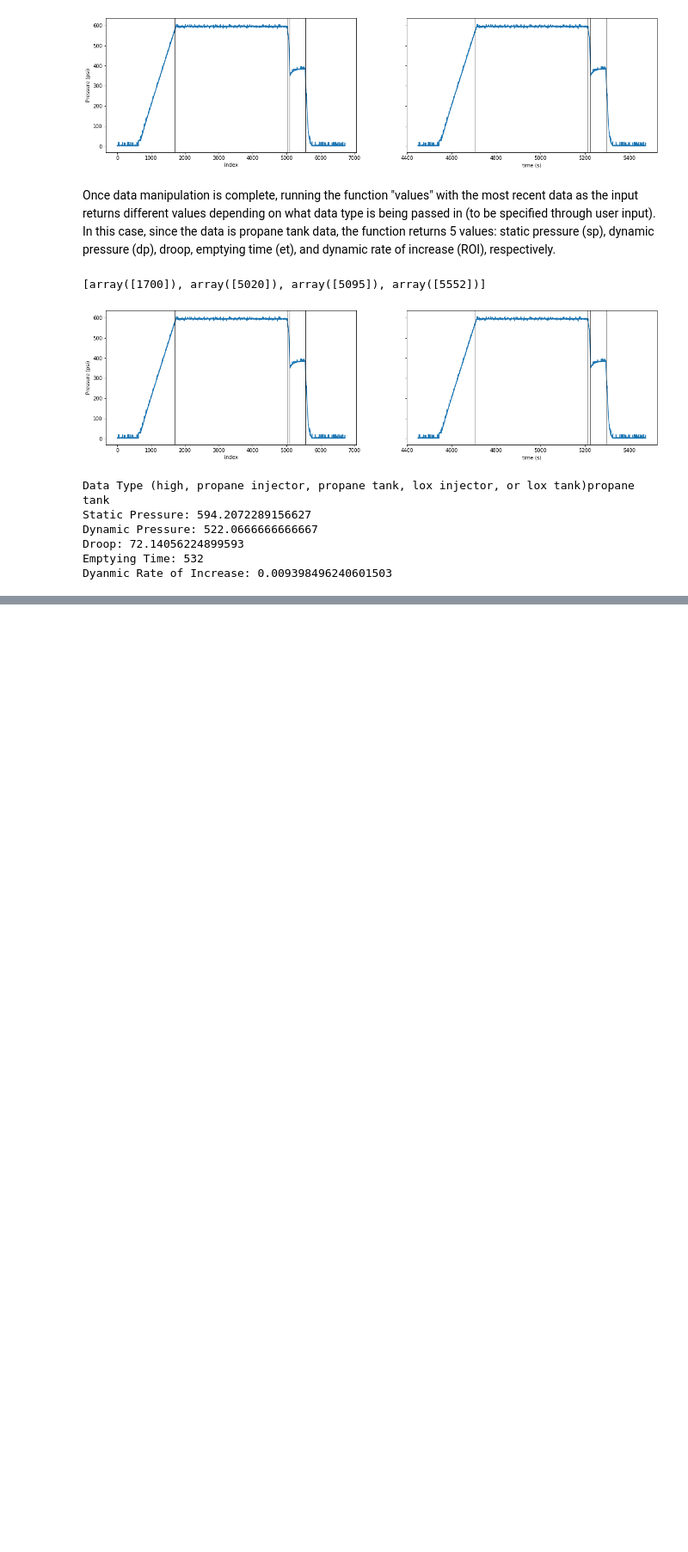
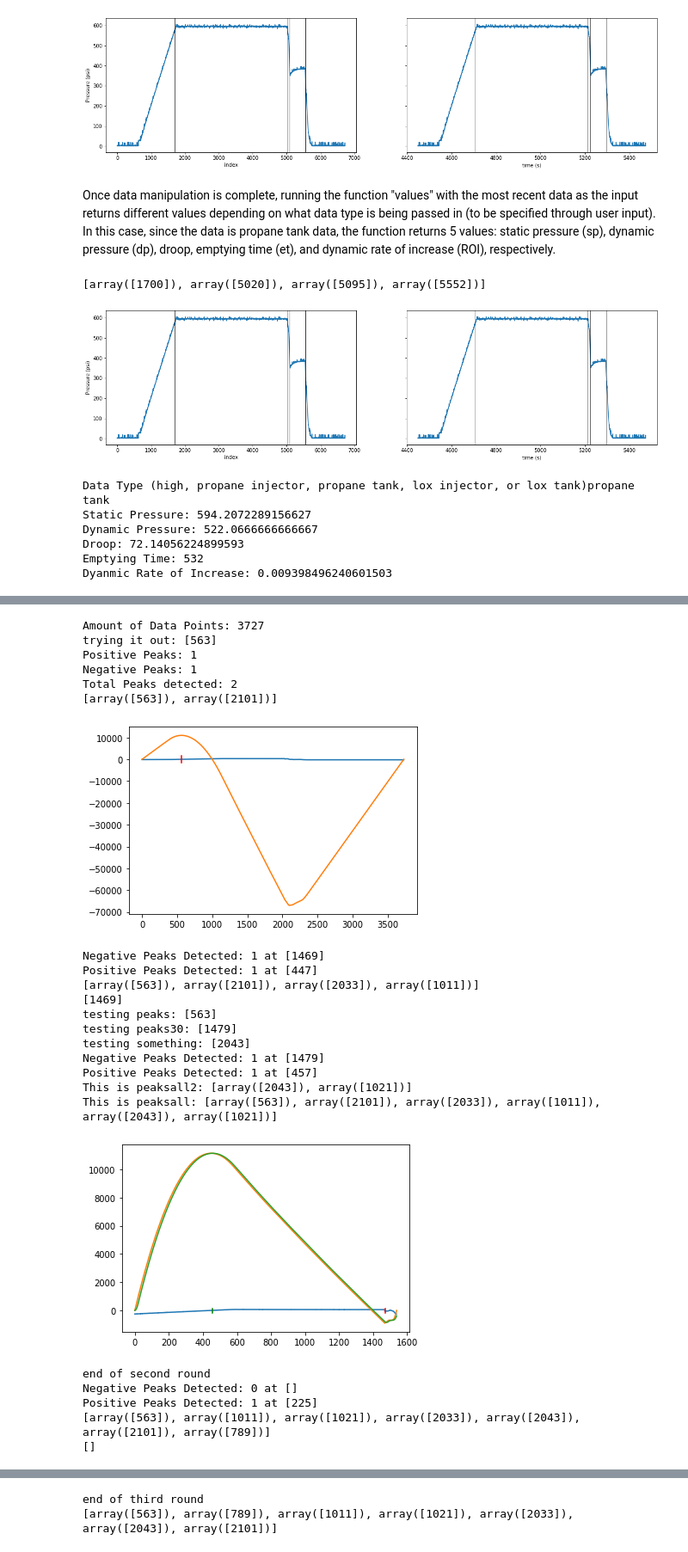
Before and after one commit to Space-Enterprise-at-Berkeley/Wireless-Transmission, a Jupyter notebook: DataMonitoring/pressure_analysis_sep_functions.ipynb, the cells around one changed output, grey strips where cells are left out. Shown at 86% size. Saved outputs shown, nothing was run; the diff lists cells and outputs as text; code cells hidden in the pictures; blank space fills up the shorter version.

```diff
--- a/DataMonitoring/pressure_analysis_sep_functions.ipynb
+++ b/DataMonitoring/pressure_analysis_sep_functions.ipynb
@@ -73,7 +101,7 @@ test6_time, test6_high, test6_lox_tank, test6_propane_tank, test6_lox_injector,
 # %%
 ##current version of detect function
 ##added third "zoom-in" without dary data
-def detectPeaks(data):
+def detect_peaks(data):
     time = data[0]
     pdata = data[1]
     xaxis = np.arange(0,len(pdata),1)
@@ -611,0 +647,31 @@ Dyanmic Rate of Increase: 0.009398496240601503
+# %%
+index_start = 35000
+index_end = 39000
+processed_tank_data_2 = np.array([time[index_start:index_end], lox_tank[index_start:index_end]])
+# %%
+processed_tank_data_2 = detect_peaks(processed_tank_data_2)
+# %% [output]
+Amount of Data Points: 3727
+trying it out: [563]
+Positive Peaks: 1
+Negative Peaks: 1
+Total Peaks detected: 2
+[array([563]), array([2101])]
+[figure, added]
+Negative Peaks Detected: 1 at [1469]
+Positive Peaks Detected: 1 at [447]
+[array([563]), array([2101]), array([2033]), array([1011])]
+[1469]
+testing peaks: [563]
+testing peaks30: [1479]
+testing something: [2043]
+Negative Peaks Detected: 1 at [1479]
+Positive Peaks Detected: 1 at [457]
+This is peaksall2: [array([2043]), array([1021])]
+This is peaksall: [array([563]), array([2101]), array([2033]), array([1011]), array([2043]), array([1021])]
+[figure, added]
+end of second round
+Negative Peaks Detected: 0 at []
+Positive Peaks Detected: 1 at [225]
+[array([563]), array([1011]), array([1021]), array([2033]), array([2043]), array([2101]), array([789])]
+[]
@@ -611,0 +679,2 @@ Dyanmic Rate of Increase: 0.009398496240601503
+end of third round
+[array([563]), array([789]), array([1011]), array([1021]), array([2033]), array([2043]), array([2101])]
```
Also changed, not shown: parts of 16 cells of this notebook, 2 other files.
